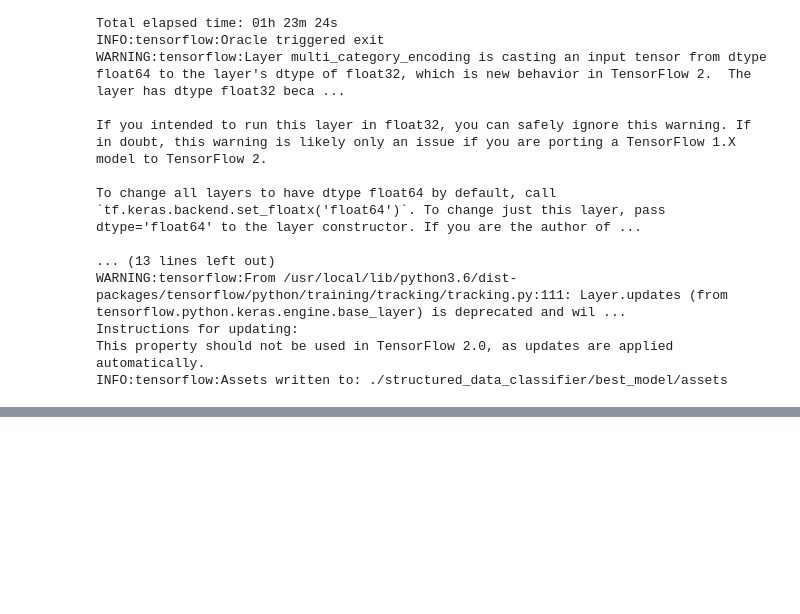
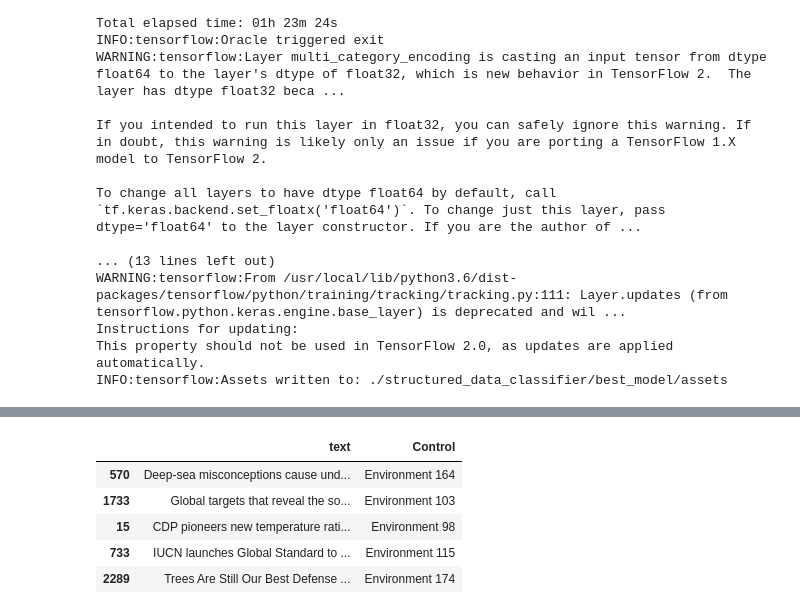
Before and after one commit to Qiwei97/Machine-Learning-Models, a Jupyter notebook: NLP Projects/Recommender System (TF-IDF).ipynb, the cells around one changed output, grey strips where cells are left out. Saved outputs shown, nothing was run; the diff lists cells and outputs as text; code cells hidden in the pictures; blank space fills up the shorter version.

```diff
--- a/NLP Projects/Text Classification (TF-IDF).ipynb
+++ b/NLP Projects/Recommender System (TF-IDF).ipynb
@@ -477,0 +631,9 @@ AttributeError: ignored
+# %%
+recommend(new_text, category)
+# %% [output]
+|  | text | Control |
+| 570 | Deep-sea misconceptions cause und... | Environment 164 |
+| 1733 | Global targets that reveal the so... | Environment 103 |
+| 15 | CDP pioneers new temperature rati... | Environment 98 |
+| 733 | IUCN launches Global Standard to ... | Environment 115 |
+| 2289 | Trees Are Still Our Best Defense ... | Environment 174 |
```
Also changed, not shown: parts of 23 cells of this notebook.
